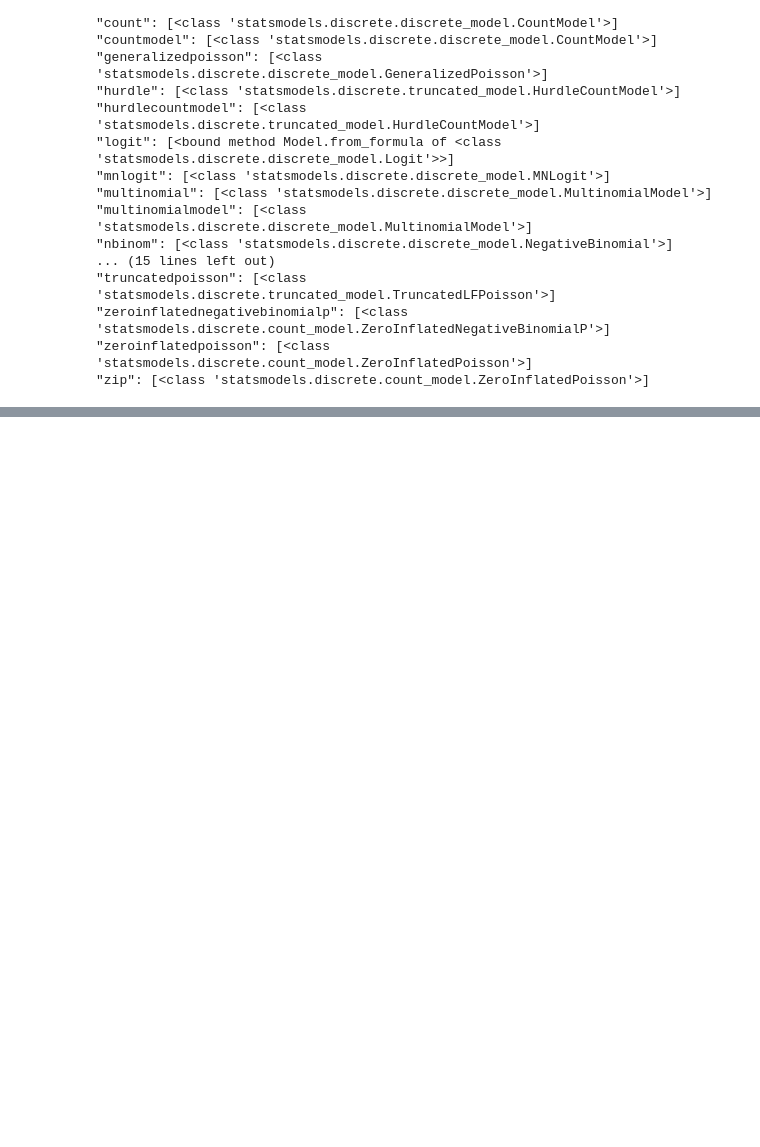
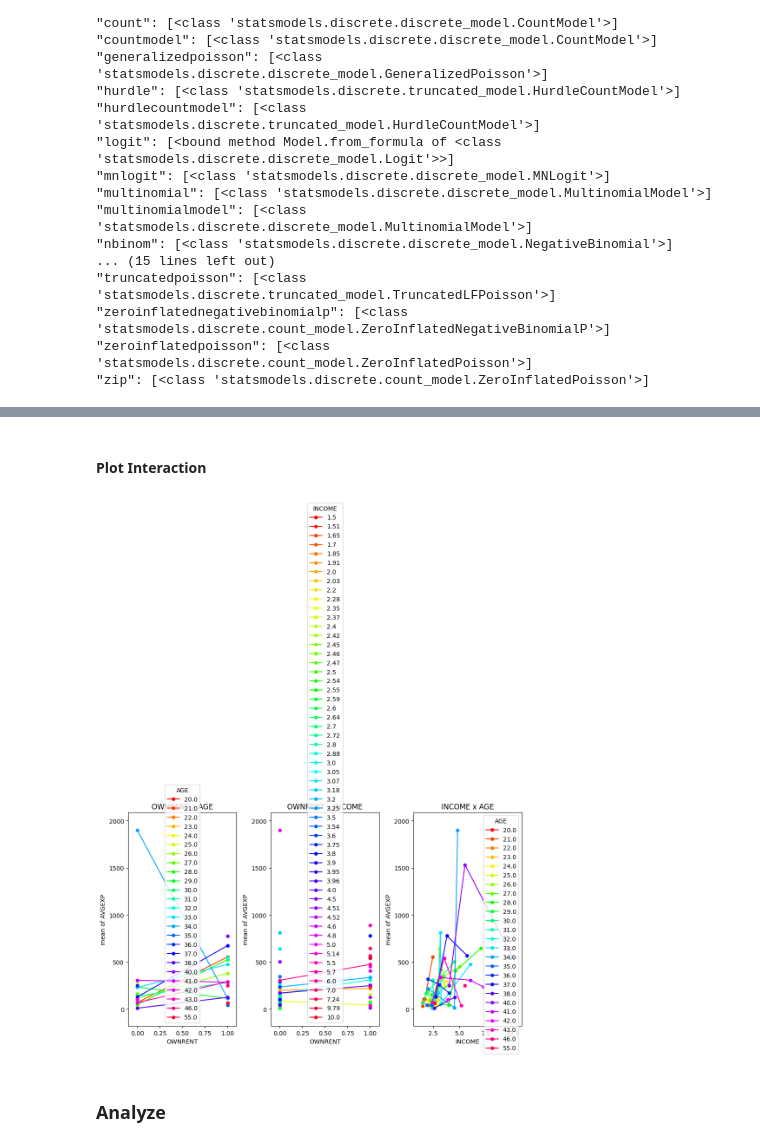
Before and after one commit to easlinger/glmax, a Jupyter notebook: examples/regression_moderation.ipynb, the cells around one changed output, grey strips where cells are left out. Drawn from its saved outputs; the diff is of its cells as text; code cells hidden in the pictures; blank space fills up the shorter version.

```diff
--- a/examples/regression_moderation.ipynb
+++ b/examples/regression_moderation.ipynb
@@ -330,0 +226,8 @@ AGE            0.0170      0.006      2.654      0.008       0.004       0.030
+# %% [markdown]
+#### Plot Interaction
+# %%
+fig, axes = self.plot_interaction(legendloc="best", figsize=(10, 10))
+# %% [output]
+[figure, added]
+# %% [markdown]
+### Analyze
```
Also changed, not shown: parts of 27 cells of this notebook, 3 other files.
